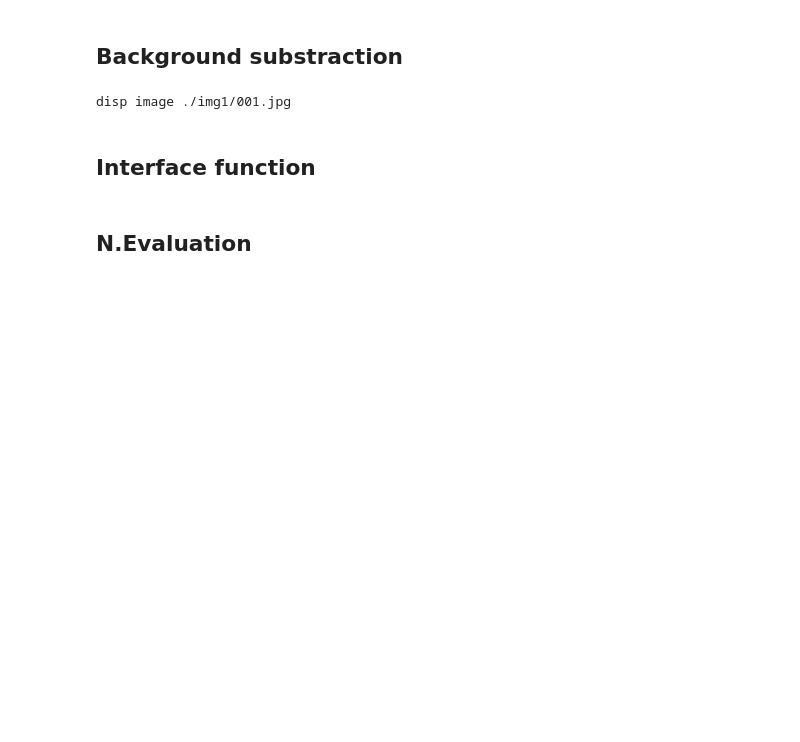
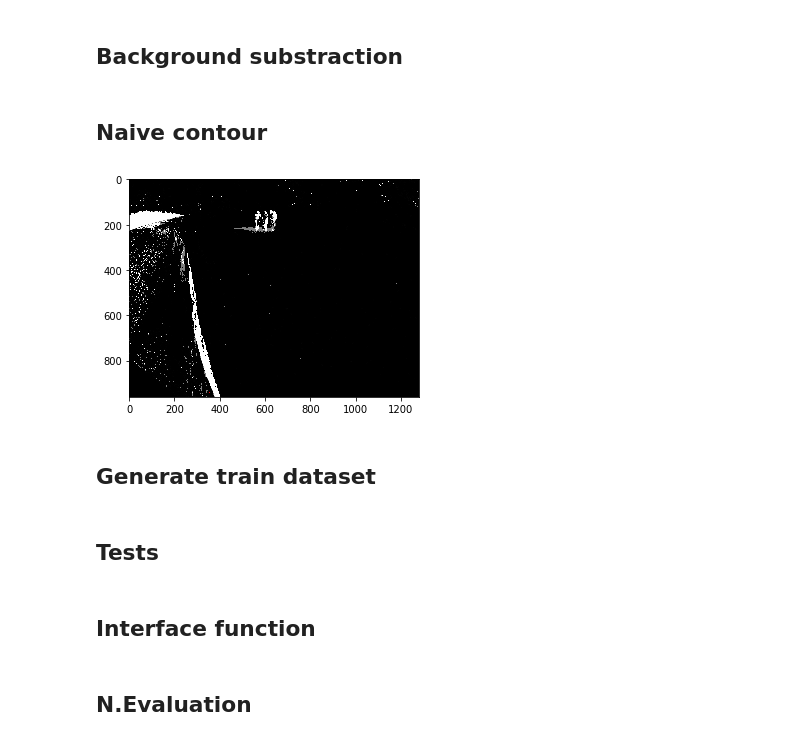
Before and after one commit to paulasquin/computer-vision-cs, a Jupyter notebook: Assignment2/asquin.ipynb, the cells around one changed output. Drawn from its saved outputs; the diff is of its cells as text; code cells hidden in the pictures; blank space fills up the shorter version.

Commit message:
add working jupyter opencv docker :whale: system and implement contours detection v1

```diff
--- a/Assignment2/asquin.ipynb
+++ b/Assignment2/asquin.ipynb
@@ -28,2 +30,6 @@ def hog(im_path):
+# %%
+def disp_image(im):
+    imgplot = plt.imshow(im)
+    plt.show()
 # %% [markdown]
 ## Background substraction
@@ -41,0 +82,22 @@ def background_substraction(les_im_path):
+# %% [markdown]
+## Naive contour
+# %%
+def naive_coutour(im_path):
+    im = cv2.imread(im_path)
+    im_gray = cv2.cvtColor(im,cv2.COLOR_BGR2GRAY)
+    ret,thresh = cv2.threshold(im_gray,240,255,0)
+    contours, hierarchy = cv2.findContours(thresh, cv2.RETR_EXTERNAL, cv2.CHAIN_APPROX_SIMPLE)
+    cnt = contours[5]
+
+    im2 = cv2.drawContours(im, cnt, -1, (255,0,0), 2)
+    disp_image(im2)
+
+
+    area = cv2.contourArea(cnt)
+
+
+naive_coutour("back_sub/200.jpg")
+# %% [output]
+[figure, added]
+# %% [markdown]
+## Generate train dataset
@@ -42,3 +166,5 @@ def background_substraction(les_im_path):
+# %% [markdown]
+## Tests
 # %%
 class Test:
     def __init__(self):
@@ -55,25 +181,20 @@ class Test:
         les_im_path.sort()
         return les_im_path
 
-    def test_disp_im(self):
-        im_path = self.les_im_path[0]
-        print("disp image", "./" + im_path)
-        im = cv2.imread(im_path)
-        cv2.imshow('image 0', im)
-
     def test_hog(self):
         test_im = self.les_im_path[0]
         hog(test_im)
 
     def background_substraction(self):
-        background_substraction(self.les_im_path)
+        background_substraction(self.les_im_path, "backgroud_substraction")
 
 tester = Test()
-tester.test_disp_im()
+
+tester.background_substraction()
+
+# tester.test_disp_im()
 # tester.test_hog()
 # tester.background_substraction()
-# %% [output]
-disp image ./img1/001.jpg
 # %% [markdown]
 ## Interface function
 # %%
```
Also changed, not shown: parts of 7 cells of this notebook, 2 other files.
